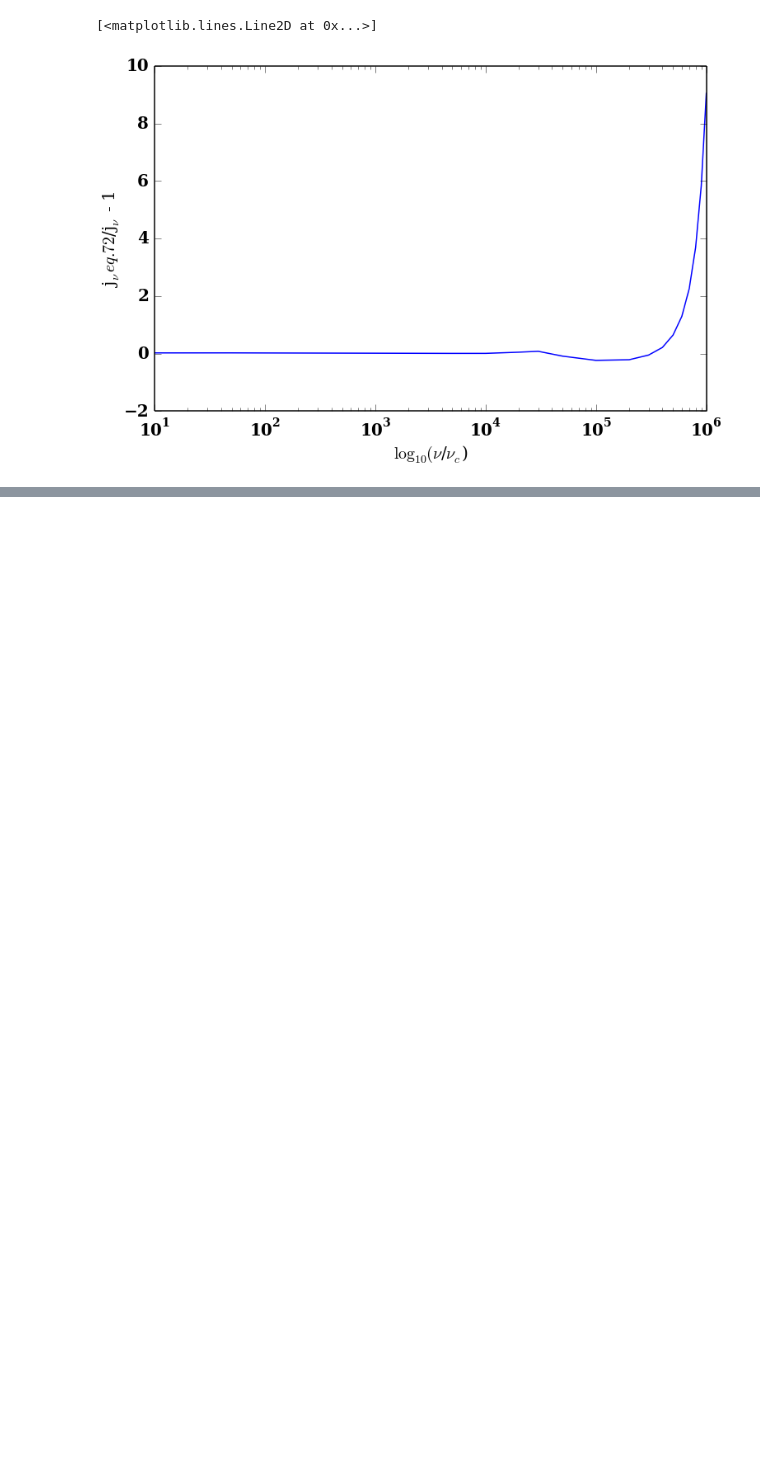
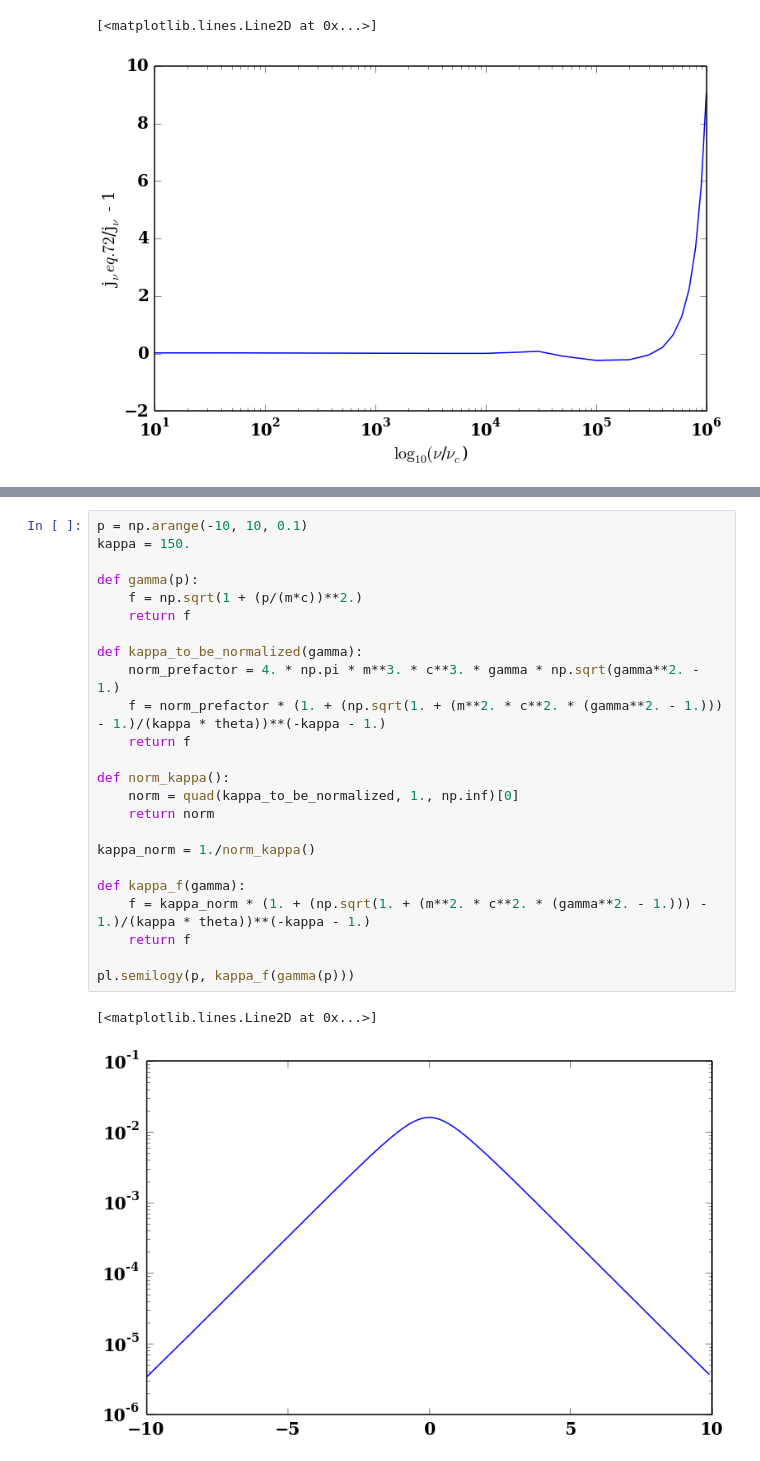
Before and after one commit to aapandy2/kappa_distributions, a Jupyter notebook: jnu_calculator_thermal.ipynb, the cells around one changed output, grey strips where cells are left out. Drawn from its saved outputs; the diff is of its cells as text; blank space fills up the shorter version.

```diff
--- a/jnu_calculator_thermal.ipynb
+++ b/jnu_calculator_thermal.ipynb
@@ -406,0 +469,27 @@ pl.semilogx(nu_ratio, error)
+# %%
+p = np.arange(-10, 10, 0.1)
+kappa = 150.
+
+def gamma(p):
+    f = np.sqrt(1 + (p/(m*c))**2.)
+    return f
+
+def kappa_to_be_normalized(gamma):
+    norm_prefactor = 4. * np.pi * m**3. * c**3. * gamma * np.sqrt(gamma**2. - 1.)
+    f = norm_prefactor * (1. + (np.sqrt(1. + (m**2. * c**2. * (gamma**2. - 1.))) - 1.)/(kappa * theta))**(-kappa - 1.)
+    return f
+
+def norm_kappa():
+    norm = quad(kappa_to_be_normalized, 1., np.inf)[0]
+    return norm
+
+kappa_norm = 1./norm_kappa()
+
+def kappa_f(gamma):
+    f = kappa_norm * (1. + (np.sqrt(1. + (m**2. * c**2. * (gamma**2. - 1.))) - 1.)/(kappa * theta))**(-kappa - 1.)
+    return f
+
+pl.semilogy(p, kappa_f(gamma(p)))
+# %% [output]
+[<matplotlib.lines.Line2D at 0x...>]
+[figure, added]
```
Also changed, not shown: parts of 4 cells of this notebook, 1 other file.
